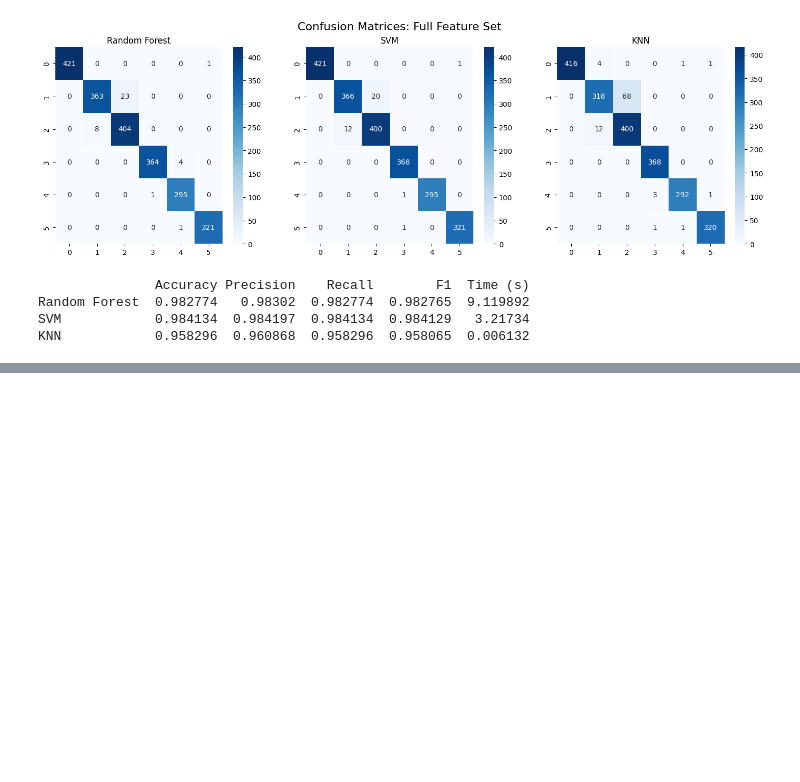
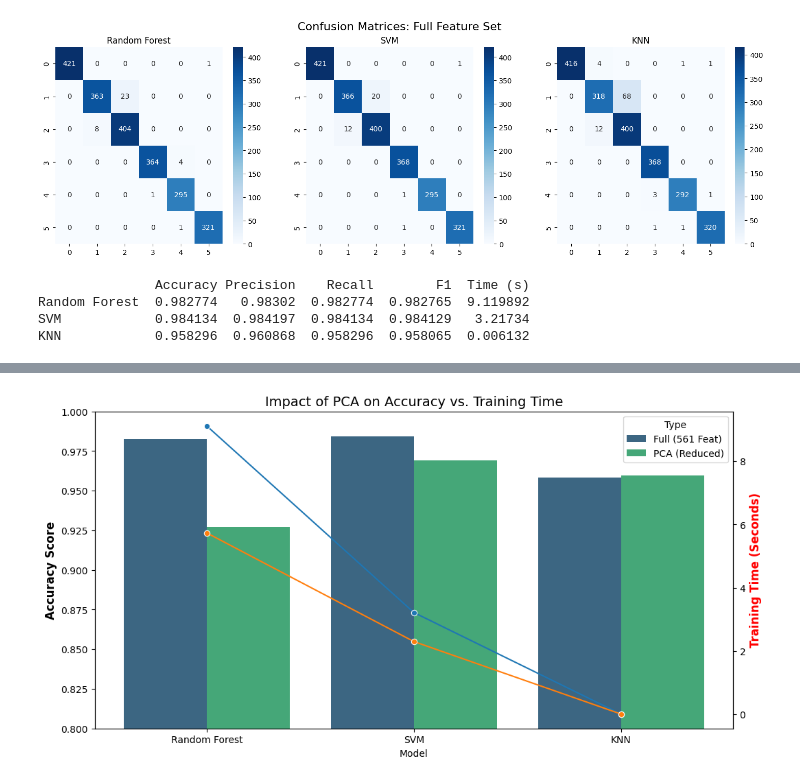
Before and after one commit to FaizanAshrafBSE173070/hertsfypproject, a Jupyter notebook: Codefyp.ipynb, the cells around one changed output, grey strips where cells are left out. Saved outputs shown, nothing was run; the diff lists cells and outputs as text; code cells hidden in the pictures; blank space fills up the shorter version.

```diff
--- a/Codefyp.ipynb
+++ b/Codefyp.ipynb
@@ -214,0 +267,22 @@ KNN            0.958296  0.960868  0.958296  0.958065  0.006132
+# %%
+# Extract Accuracy and Time for both scenarios
+comparison_data = []
+
+for model_name in full_features_results.keys():
+    # Full Feature Metrics
+    comparison_data.append({
+        'Model': model_name,
+        'Type': 'Full (561 Feat)',
+        'Accuracy': full_features_results[model_name]['Accuracy'],
+        'Training Time': full_features_results[model_name]['Time (s)']
+    })
+    # PCA Metrics
+    comparison_data.append({
+        'Model': model_name,
+        'Type': 'PCA (Reduced)',
+        'Accuracy': pca_features_results[model_name]['Accuracy'],
+        'Training Time': pca_features_results[model_name]['Time (s)']
+    })
+
+df_compare = pd.DataFrame(comparison_data)
+print(df_compare)
@@ -214,0 +297,17 @@ KNN            0.958296  0.960868  0.958296  0.958065  0.006132
+# %%
+fig, ax1 = plt.subplots(figsize=(12, 6))
+
+# Bar plot for Accuracy
+sns.barplot(data=df_compare, x='Model', y='Accuracy', hue='Type', ax=ax1, palette='viridis')
+ax1.set_ylim(0.8, 1.0) # Zooming in to see the accuracy difference
+ax1.set_ylabel('Accuracy Score', fontsize=12, fontweight='bold')
+ax1.set_title('Impact of PCA on Accuracy vs. Training Time', fontsize=14)
+
+# Create a second y-axis for Training Time
+ax2 = ax1.twinx()
+sns.lineplot(data=df_compare, x='Model', y='Training Time', hue='Type', marker='o', ax=ax2, legend=False, color='red')
+ax2.set_ylabel('Training Time (Seconds)', fontsize=12, fontweight='bold', color='red')
+
+plt.show()
+# %% [output]
+[figure, added]
```
Also changed, not shown: parts of 16 cells of this notebook.
